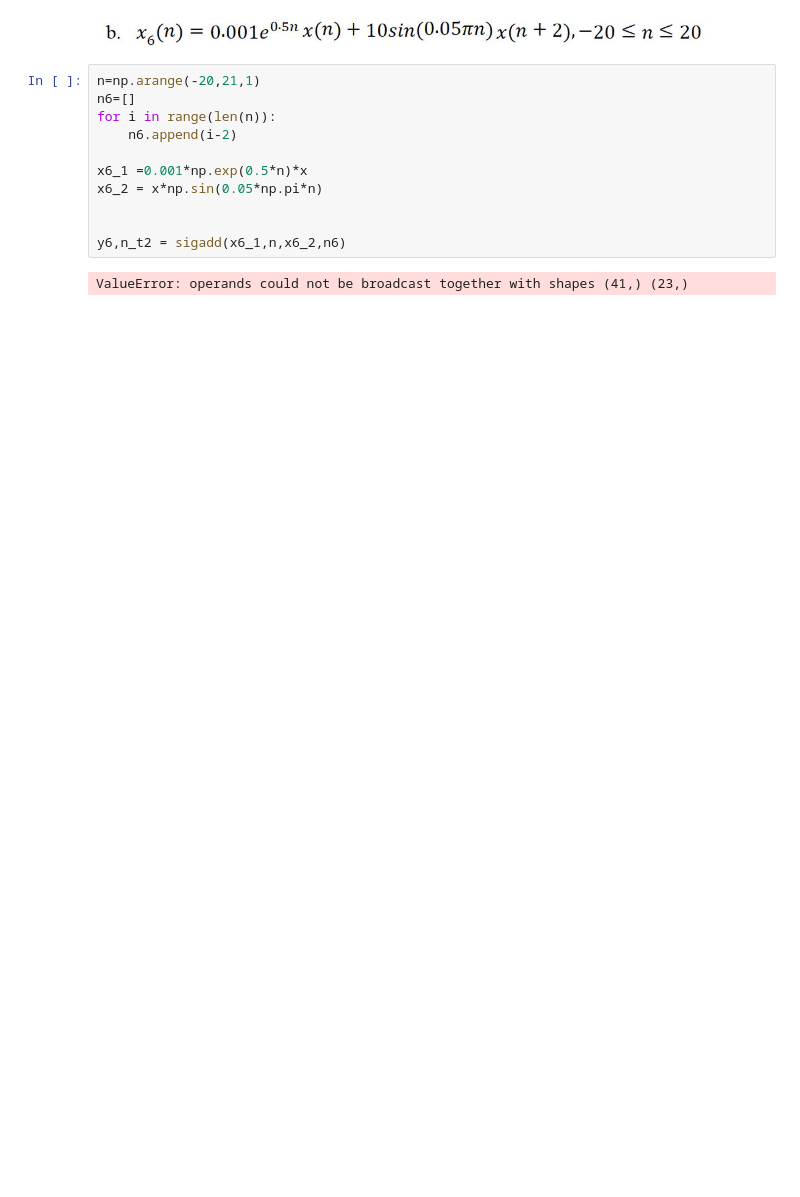
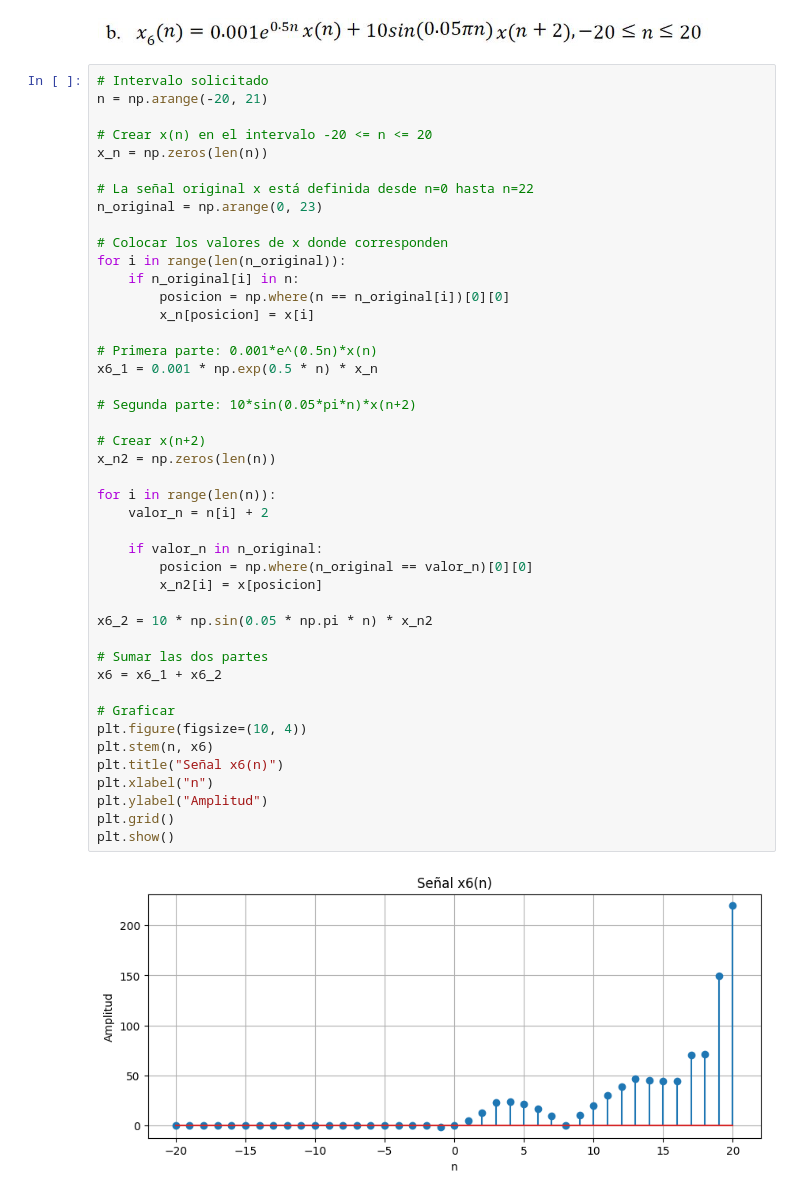
Before and after one commit to luisfmontoyaf/Biosenales_Luis_Montoya_Karly_Tarazona, a Jupyter notebook: practica1.ipynb, the cells around one changed output. Cells and saved outputs as stored; diff of their text form; blank space fills up the shorter version.

```diff
--- a/practica1.ipynb
+++ b/practica1.ipynb
@@ -407,15 +407,48 @@ plt.grid()
 # %% [markdown]
 ![image.png](attachment:image.png)
 # %%
-n=np.arange(-20,21,1)
-n6=[]
+# Intervalo solicitado
+n = np.arange(-20, 21)
+
+# Crear x(n) en el intervalo -20 <= n <= 20
+x_n = np.zeros(len(n))
+
+# La señal original x está definida desde n=0 hasta n=22
+n_original = np.arange(0, 23)
+
+# Colocar los valores de x donde corresponden
+for i in range(len(n_original)):
+    if n_original[i] in n:
+        posicion = np.where(n == n_original[i])[0][0]
+        x_n[posicion] = x[i]
+
+# Primera parte: 0.001*e^(0.5n)*x(n)
+x6_1 = 0.001 * np.exp(0.5 * n) * x_n
+
+# Segunda parte: 10*sin(0.05*pi*n)*x(n+2)
+
+# Crear x(n+2)
+x_n2 = np.zeros(len(n))
+
 for i in range(len(n)):
-    n6.append(i-2)
+    valor_n = n[i] + 2
 
-x6_1 =0.001*np.exp(0.5*n)*x
-x6_2 = x*np.sin(0.05*np.pi*n)
+    if valor_n in n_original:
+        posicion = np.where(n_original == valor_n)[0][0]
+        x_n2[i] = x[posicion]
 
+x6_2 = 10 * np.sin(0.05 * np.pi * n) * x_n2
 
-y6,n_t2 = sigadd(x6_1,n,x6_2,n6)
+# Sumar las dos partes
+x6 = x6_1 + x6_2
+
+# Graficar
+plt.figure(figsize=(10, 4))
+plt.stem(n, x6)
+plt.title("Señal x6(n)")
+plt.xlabel("n")
+plt.ylabel("Amplitud")
+plt.grid()
+plt.show()
 # %% [output]
-ValueError: operands could not be broadcast together with shapes (41,) (23,)
+[figure, added]
```
Also changed, not shown: parts of 17 cells of this notebook.
